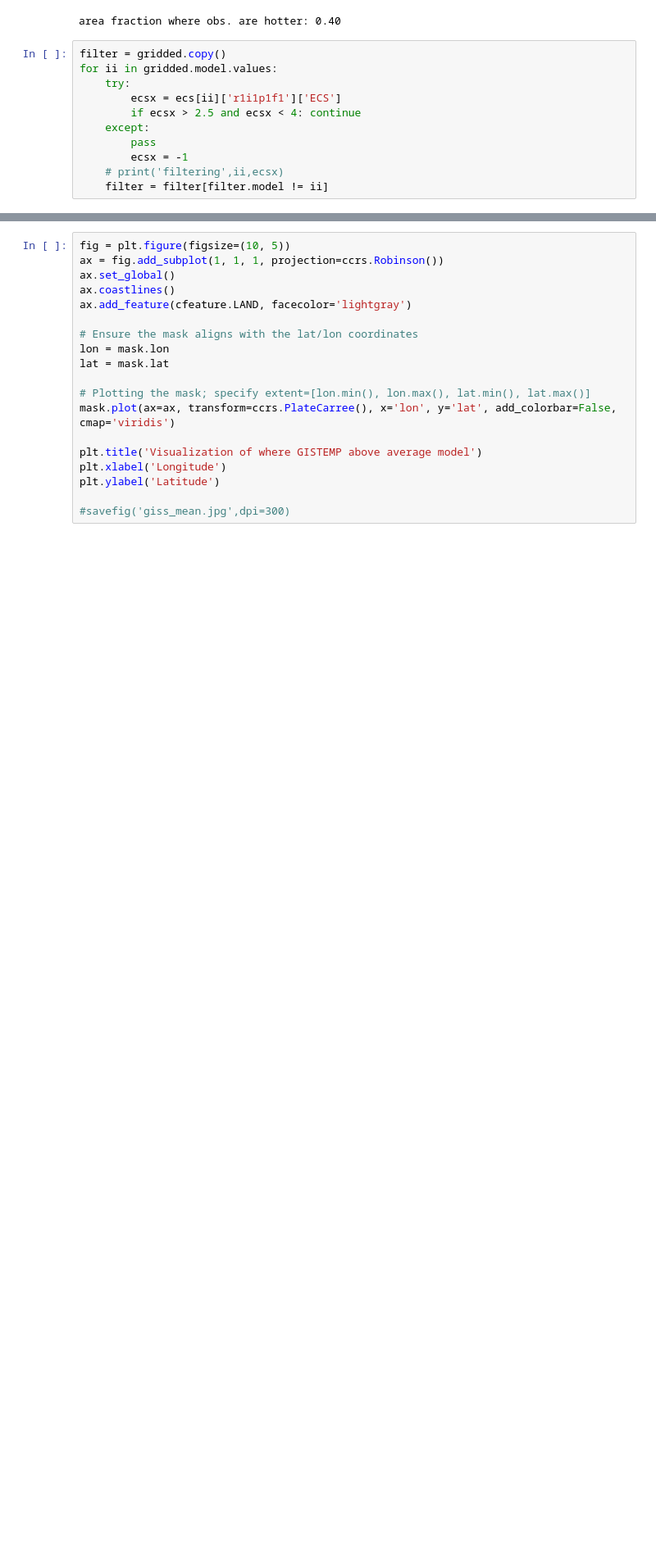
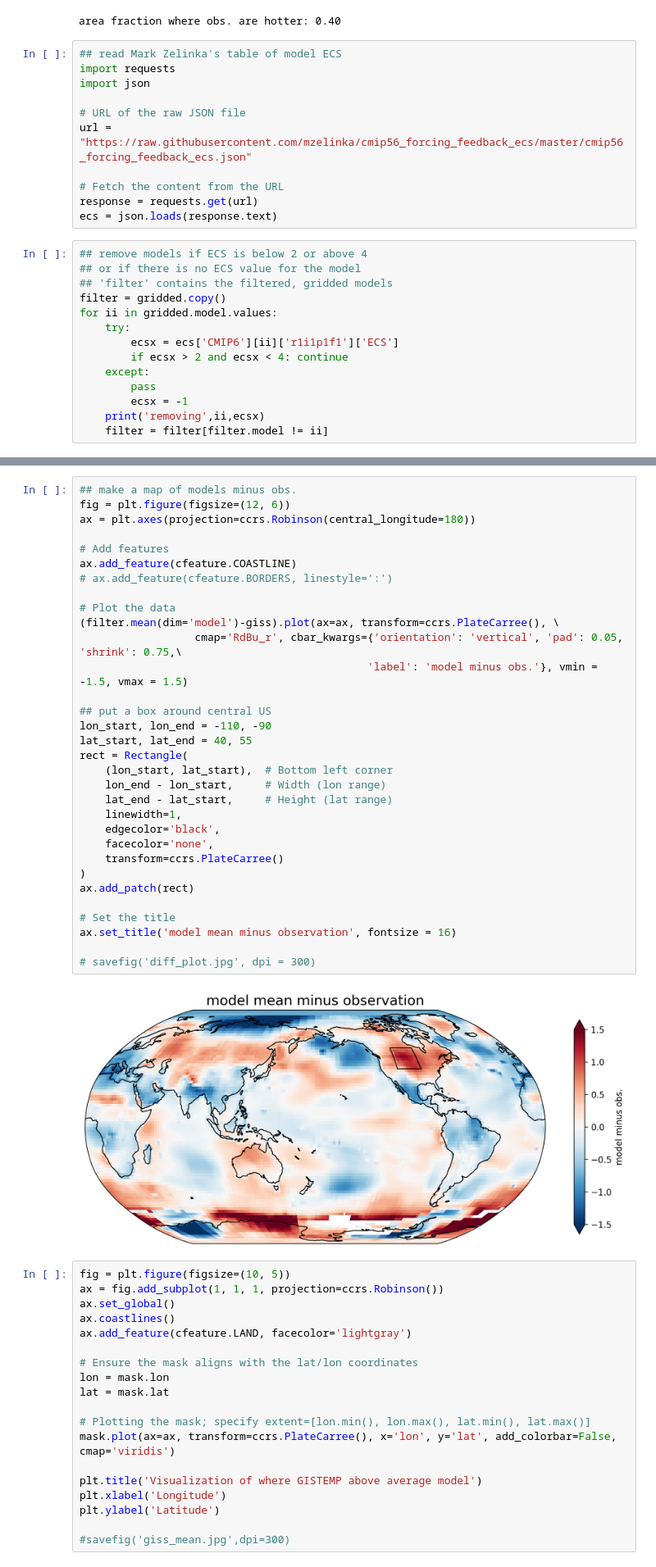
Before and after one commit to aedessler/TCB_Trump_Graphic, a Jupyter notebook: trend_comparison_trump.ipynb, the cells around one changed output, grey strips where cells are left out. Shown at 82% size. Drawn from its saved outputs; the diff is of its cells as text; blank space fills up the shorter version.

Commit message:
updated figures & code

```diff
--- a/trend_comparison_trump.ipynb
+++ b/trend_comparison_trump.ipynb
@@ -371,15 +378,29 @@ mask = xr.where((giss >= mean_model), 1, 0)
 print(f'area fraction where obs. are hotter: {float(gavg(mask)):.2f}')
 # %% [output]
 area fraction where obs. are hotter: 0.40
+# %%
+## read Mark Zelinka's table of model ECS
+import requests
+import json
+
+# URL of the raw JSON file
+url = "https://raw.githubusercontent.com/mzelinka/cmip56_forcing_feedback_ecs/master/cmip56_forcing_feedback_ecs.json"
+
+# Fetch the content from the URL
+response = requests.get(url)
+ecs = json.loads(response.text)
 # %%
+## remove models if ECS is below 2 or above 4
+## or if there is no ECS value for the model
+## 'filter' contains the filtered, gridded models
 filter = gridded.copy()
 for ii in gridded.model.values:
     try:
-        ecsx = ecs[ii]['r1i1p1f1']['ECS']
-        if ecsx > 2.5 and ecsx < 4: continue
+        ecsx = ecs['CMIP6'][ii]['r1i1p1f1']['ECS']
+        if ecsx > 2 and ecsx < 4: continue
     except:
         pass
         ecsx = -1
-    # print('filtering',ii,ecsx)
+    print('removing',ii,ecsx)
     filter = filter[filter.model != ii]
 # %% [output]
@@ -410,3 +431,37 @@ area fraction where obs. are hotter: 0.51
+# %%
+## make a map of models minus obs.
+fig = plt.figure(figsize=(12, 6))
+ax = plt.axes(projection=ccrs.Robinson(central_longitude=180))
+
+# Add features
+ax.add_feature(cfeature.COASTLINE)
+# ax.add_feature(cfeature.BORDERS, linestyle=':')
+
+# Plot the data
+(filter.mean(dim='model')-giss).plot(ax=ax, transform=ccrs.PlateCarree(), \
+                  cmap='RdBu_r', cbar_kwargs={'orientation': 'vertical', 'pad': 0.05, 'shrink': 0.75,\
+                                             'label': 'model minus obs.'}, vmin = -1.5, vmax = 1.5)
+
+## put a box around central US
+lon_start, lon_end = -110, -90
+lat_start, lat_end = 40, 55
+rect = Rectangle(
+    (lon_start, lat_start),  # Bottom left corner
+    lon_end - lon_start,     # Width (lon range)
+    lat_end - lat_start,     # Height (lat range)
+    linewidth=1,
+    edgecolor='black',
+    facecolor='none',
+    transform=ccrs.PlateCarree()
+)
+ax.add_patch(rect)
+
+# Set the title
+ax.set_title('model mean minus observation', fontsize = 16)
+
+# savefig('diff_plot.jpg', dpi = 300)
+# %% [output]
+[figure, added]
 # %%
 fig = plt.figure(figsize=(10, 5))
 ax = fig.add_subplot(1, 1, 1, projection=ccrs.Robinson())
```
Also changed, not shown: parts of 10 cells of this notebook.
